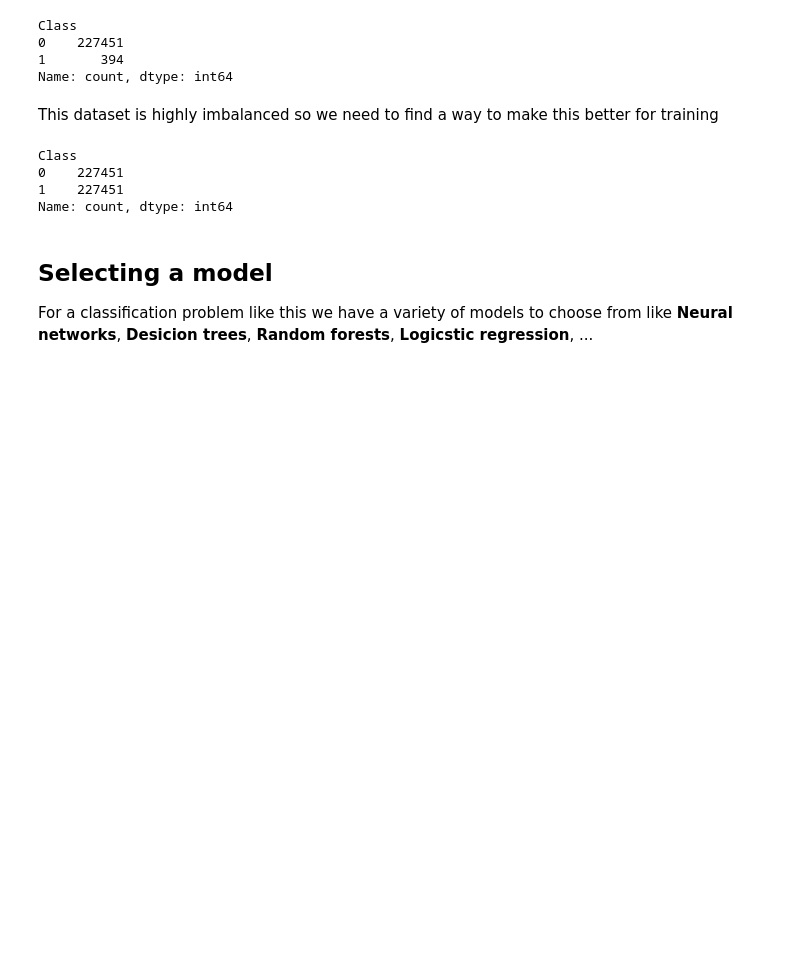
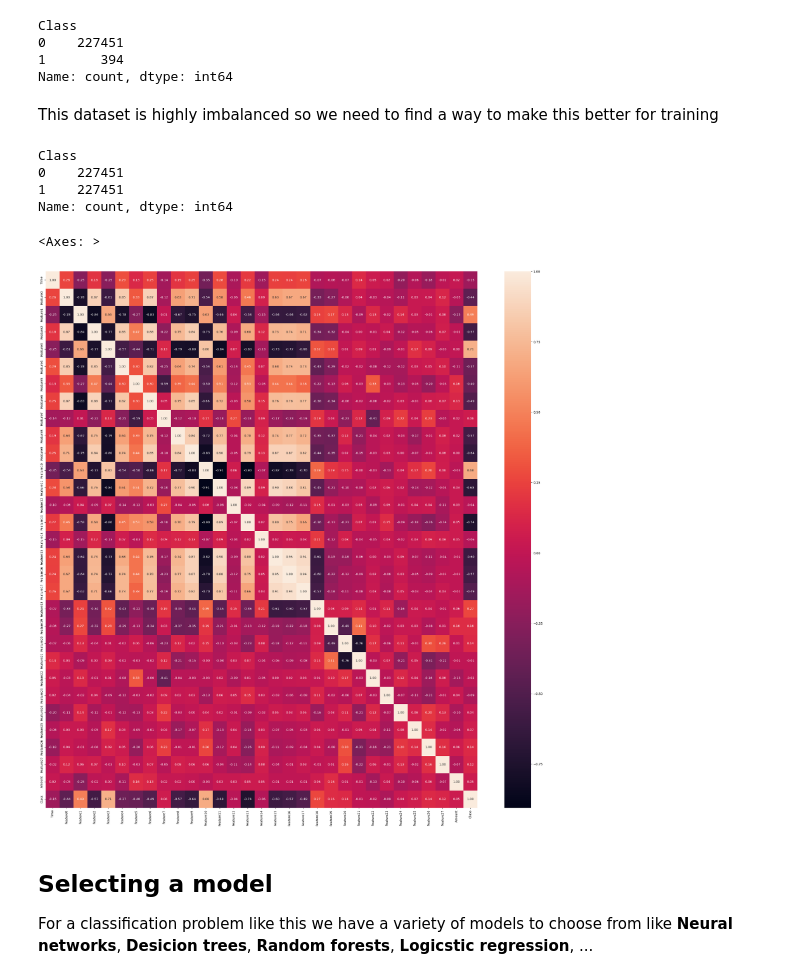
Before and after one commit to jonaserhart/ml_project, a Jupyter notebook: training.ipynb, the cells around one changed output. Saved outputs shown, nothing was run; the diff lists cells and outputs as text; code cells hidden in the pictures; blank space fills up the shorter version.

```diff
--- a/training.ipynb
+++ b/training.ipynb
@@ -148,24 +149,28 @@ Name: count, dtype: int64
 # %% [markdown]
 This dataset is highly imbalanced so we need to find a way to make this better for training
 # %%
-from sklearn.utils import resample
-
 X_oversampled, y_oversampled = resample(X_data[y_data == 1], y_data[y_data == 1], replace=True, n_samples=X_data[y_data == 0].shape[0], random_state=42)
 
 X_balanced = np.vstack((X_data[y_data == 0], X_oversampled))
 y_balanced = np.hstack((y_data[y_data == 0], y_oversampled))
 
 cols_without_class = data.columns.drop('Class')
 new_X_df = pd.DataFrame(X_balanced, columns=cols_without_class)
 new_y_df = pd.DataFrame(y_balanced, columns=['Class'])
 
 balanced_data = pd.concat([new_X_df, new_y_df], axis=1)
 print(balanced_data.value_counts('Class'))
+
+
+plt.figure(figsize=(31,31))
+sns.heatmap(balanced_data.corr(), annot=True, fmt='.2f')
 # %% [output]
 Class
 0    227451
 1    227451
 Name: count, dtype: int64
+<Axes: >
+[figure, added]
 # %% [markdown]
 ## Selecting a model
 
```
Also changed, not shown: parts of 16 cells of this notebook.
